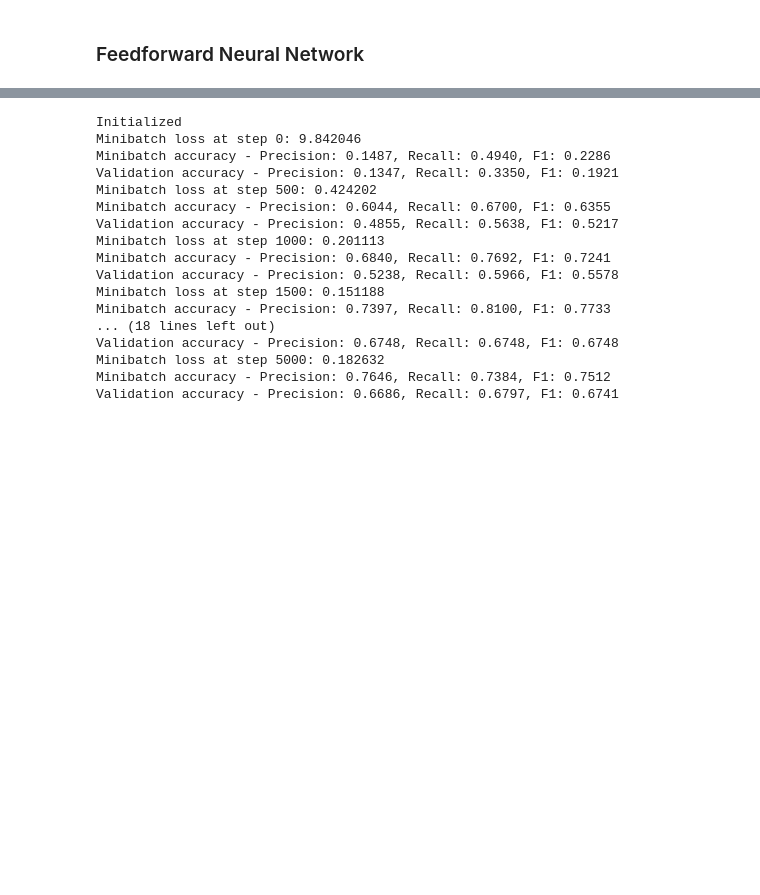
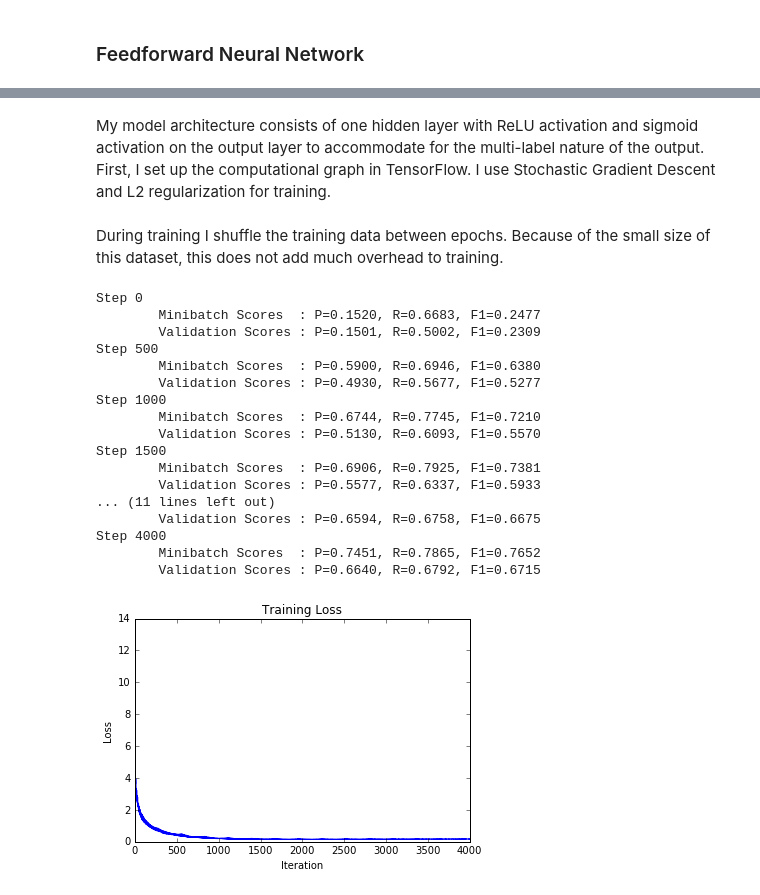
Before and after one commit to llefebure/indeed-ml, a Jupyter notebook: models.ipynb, the cells around one changed output, grey strips where cells are left out. Saved outputs shown, nothing was run; the diff lists cells and outputs as text; code cells hidden in the pictures; blank space fills up the shorter version.

Commit message:
added NN graphs

```diff
--- a/models.ipynb
+++ b/models.ipynb
@@ -169,7 +171,9 @@ lr_test_pred_str = pp.labelMatrixToString(lr_test_preds.astype(int))
 batch_size = 256
 beta = 0.001
 n_hidden_nodes = 256
-num_steps = 5001
+num_steps = 4001
+# %% [markdown]
+My model architecture consists of one hidden layer with ReLU activation and sigmoid activation on the output layer to accommodate for the multi-label nature of the output. First, I set up the computational graph in TensorFlow. I use Stochastic Gradient Descent and L2 regularization for training.
 # %%
 graph = tf.Graph()
 with graph.as_default():
@@ -196,10 +200,14 @@ with graph.as_default():
     # Predictions for the training and validation data.
     train_prediction = tf.nn.sigmoid(logits)
     valid_prediction = tf.nn.sigmoid(tf.matmul(tf.nn.relu(tf.matmul(tf_valid_dataset, W1) + b1), W2) + b2)
+# %% [markdown]
+During training I shuffle the training data between epochs. Because of the small size of this dataset, this does not add much overhead to training.
 # %%
+train_loss = list()
+minibatch_score = list()
+validation_score = list()
 with tf.Session(graph=graph) as session:
     tf.global_variables_initializer().run()
-    print("Initialized")
     prev_offset = 0
     X_train_shuff = X_train.copy()
     y_train_shuff = y_train.copy()
@@ -214,25 +222,39 @@ with tf.Session(graph=graph) as session:
         batch_labels = y_train_shuff[offset:(offset + batch_size), :]
         feed_dict = {tf_train_dataset : batch_data.todense(), tf_train_labels : batch_labels.todense()}
         _, l, predictions = session.run([optimizer, loss, train_prediction], feed_dict=feed_dict)
-        if (step % 500 == 0):
-            print("Minibatch loss at step %d: %f" % (step, l))
-            print("Minibatch accuracy - %s" % pp.score(batch_labels, predictions > .3))
-            print("Validation accuracy - %s" % pp.score(y_val, valid_prediction.eval() > .3))
+        train_loss.append((step, l))
+        if step % 500 == 0:
+            m = pp.score(batch_labels, predictions > .3, return_values = True)
+            v = pp.score(y_val, valid_prediction.eval() > .3, return_values = True)
+            print "Step %s" % step
+            print "\tMinibatch Scores  : P=%.4f, R=%.4f, F1=%.4f" % m
+            print "\tValidation Scores : P=%.4f, R=%.4f, F1=%.4f" % v
+            minibatch_score.append((step, m))
+            validation_score.append((step, v))
 # %% [output]
-Initialized
-Minibatch loss at step 0: 9.842046
-Minibatch accuracy - Precision: 0.1487, Recall: 0.4940, F1: 0.2286
-Validation accuracy - Precision: 0.1347, Recall: 0.3350, F1: 0.1921
-Minibatch loss at step 500: 0.424202
-Minibatch accuracy - Precision: 0.6044, Recall: 0.6700, F1: 0.6355
-Validation accuracy - Precision: 0.4855, Recall: 0.5638, F1: 0.5217
-Minibatch loss at step 1000: 0.201113
-Minibatch accuracy - Precision: 0.6840, Recall: 0.7692, F1: 0.7241
-Validation accuracy - Precision: 0.5238, Recall: 0.5966, F1: 0.5578
-Minibatch loss at step 1500: 0.151188
-Minibatch accuracy - Precision: 0.7397, Recall: 0.8100, F1: 0.7733
-... (18 lines left out)
-Validation accuracy - Precision: 0.6748, Recall: 0.6748, F1: 0.6748
-Minibatch loss at step 5000: 0.182632
-Minibatch accuracy - Precision: 0.7646, Recall: 0.7384, F1: 0.7512
-Validation accuracy - Precision: 0.6686, Recall: 0.6797, F1: 0.6741
+Step 0
+        Minibatch Scores  : P=0.1520, R=0.6683, F1=0.2477
+        Validation Scores : P=0.1501, R=0.5002, F1=0.2309
+Step 500
+        Minibatch Scores  : P=0.5900, R=0.6946, F1=0.6380
+        Validation Scores : P=0.4930, R=0.5677, F1=0.5277
+Step 1000
+        Minibatch Scores  : P=0.6744, R=0.7745, F1=0.7210
+        Validation Scores : P=0.5130, R=0.6093, F1=0.5570
+Step 1500
+        Minibatch Scores  : P=0.6906, R=0.7925, F1=0.7381
+        Validation Scores : P=0.5577, R=0.6337, F1=0.5933
+... (11 lines left out)
+        Validation Scores : P=0.6594, R=0.6758, F1=0.6675
+Step 4000
+        Minibatch Scores  : P=0.7451, R=0.7865, F1=0.7652
+        Validation Scores : P=0.6640, R=0.6792, F1=0.6715
+# %%
+x, y = zip(*train_loss)
+plt.plot(x, y)
+plt.xlabel("Iteration")
+plt.ylabel("Loss")
+plt.title("Training Loss")
+plt.show()
+# %% [output]
+[figure, added]
```
Also changed, not shown: parts of 3 cells of this notebook.
